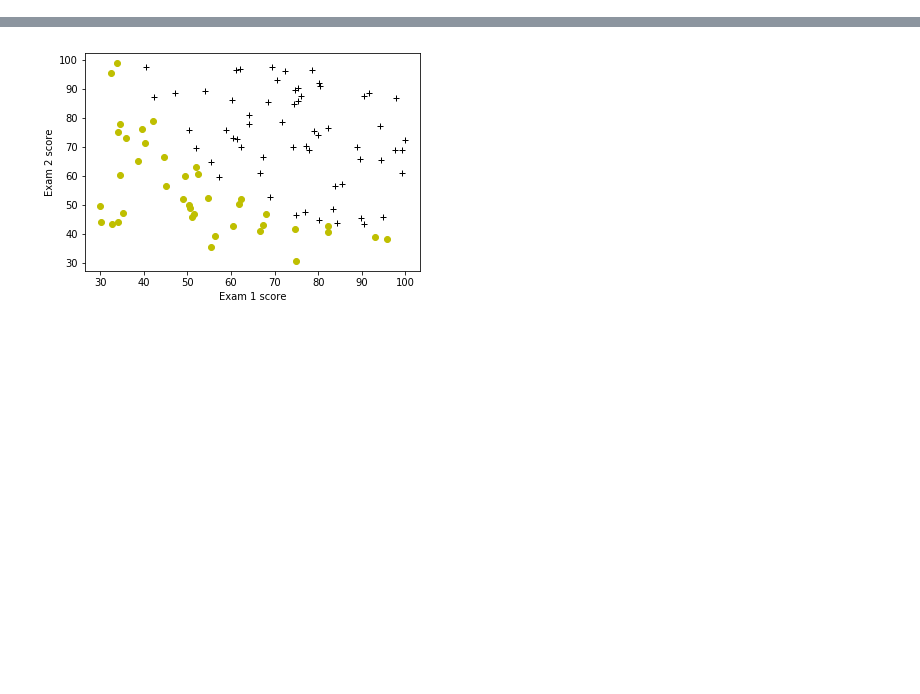
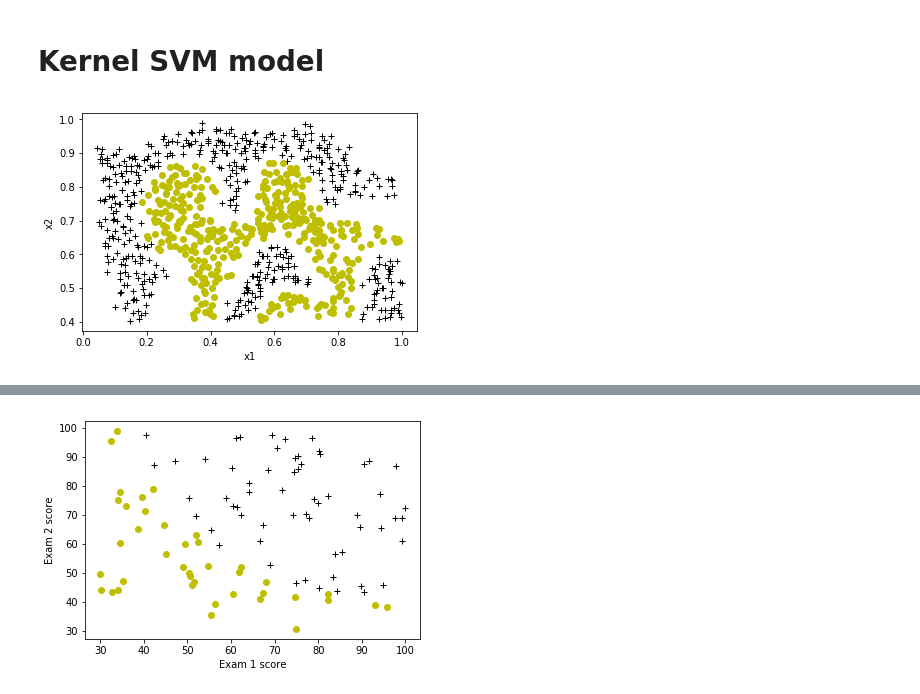
Before and after one commit to ZhenyiLin/python_classification, a Jupyter notebook: SVM.ipynb, the cells around one changed output, grey strips where cells are left out. Drawn from its saved outputs; the diff is of its cells as text; code cells hidden in the pictures; blank space fills up the shorter version.

```diff
--- a/SVM.ipynb
+++ b/SVM.ipynb
@@ -18,0 +109,7 @@ df = pd.read_csv('./ex2data1.txt', names=['score1', 'score2', 'admitted'])
+# %% [markdown]
+# Kernel SVM model
+# %%
+df2 = pd.read_csv('./data/ex6data2.csv', names=['x1', 'x2', 'y'])
+fig, ax = plotData(df2)
+# %% [output]
+[figure, added]
```
Also changed, not shown: parts of 19 cells of this notebook, 3 other files.
